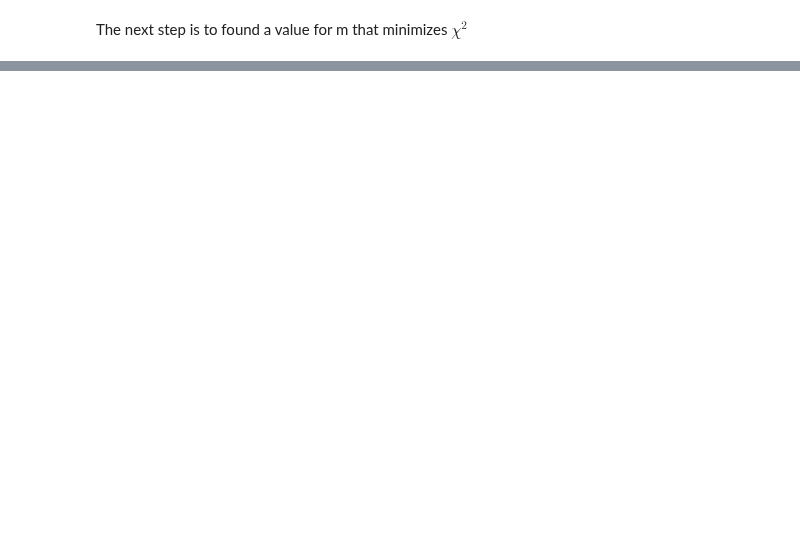
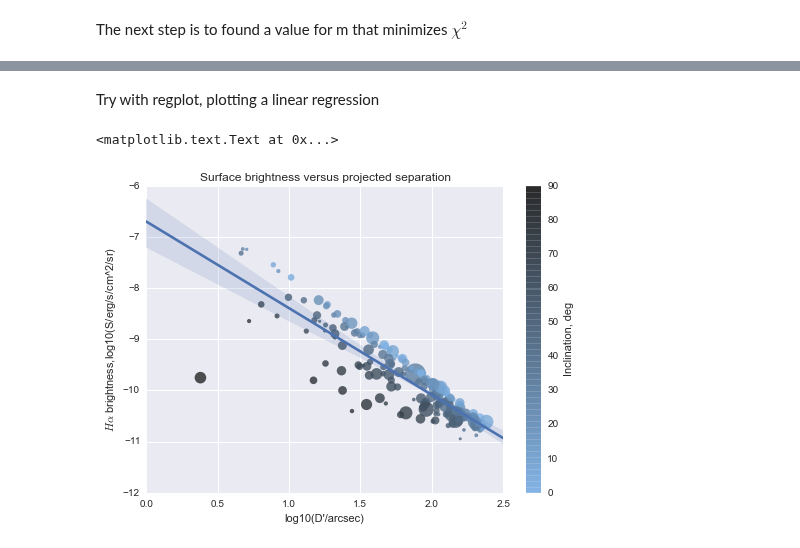
Before and after one commit to will-henney/bowshock-shape, a Jupyter notebook: best_montecarlo_fit.ipynb, the cells around one changed output, grey strips where cells are left out. Cells and saved outputs as stored; diff of their text form; code cells hidden in the pictures; blank space fills up the shorter version.

```diff
--- a/best_montecarlo_fit.ipynb
+++ b/best_montecarlo_fit.ipynb
@@ -154,0 +163,6 @@ print HA_D
+# %%
+iset = 2000
+p = mega_datasets[2000]
+D = (p.D*d_orion*u.au).to(u.cm)
+r = (p.rAU*u.AU).to(u.cm)
+ntilde = ci/(2*alpha_B*omega*r)
@@ -154,0 +174,8 @@ print HA_D
+# %%
+F1 = QH/(4.0*np.pi*D**2)
+n1 = np.sqrt(ntilde**2+F1/(alpha_B*omega*r))-ntilde
+lambda1 = ci*n1/F1
+L1_ha = E_ha*alpha_ha*r**3*n1**2
+S1_ha = E_ha*alpha_ha*r*n1**2/(4.*np.pi*u.steradian)
+M1dot = (n1*ci*m*4*np.pi*r**2).to(u.solMass/u.year)
+M1dot.mean()
@@ -154,0 +202,6 @@ print HA_D
+# %%
+inc = np.abs(p.inc)
+g = sns.jointplot(np.log10(p.Dprime),np.log10(S1_ha.value),joint_kws={"s":p.rAU,"c":inc,
+                                        "vmin":0.0,"vmax":90.0,"cmap":darkmap},size=8)
+q = plt.colorbar()
+q.set_label("Inclination, deg")
@@ -154,0 +210,13 @@ print HA_D
+# %% [markdown]
+Try with regplot, plotting a linear regression
+# %%
+g = sns.regplot(np.log10(p.Dprime),np.log10(S1_ha.value),order=1,robust=False,
+                scatter_kws={"s":p.rAU,"c":inc,"vmin":0.0,"vmax":90.0,"cmap":darkmap})
+cb = plt.colorbar(g.collections[0],ax=g)
+cb.set_label("Inclination, deg")
+g.set_xlabel("log10(D'/arcsec)")
+g.set_ylabel(r"$H\alpha$ brightness,log10(S/erg/s/cm^2/sr)")
+g.set_title("Surface brightness versus projected separation")
+# %% [output]
+<matplotlib.text.Text at 0x...>
+[figure, added]
```
Also changed, not shown: parts of 41 cells of this notebook.
